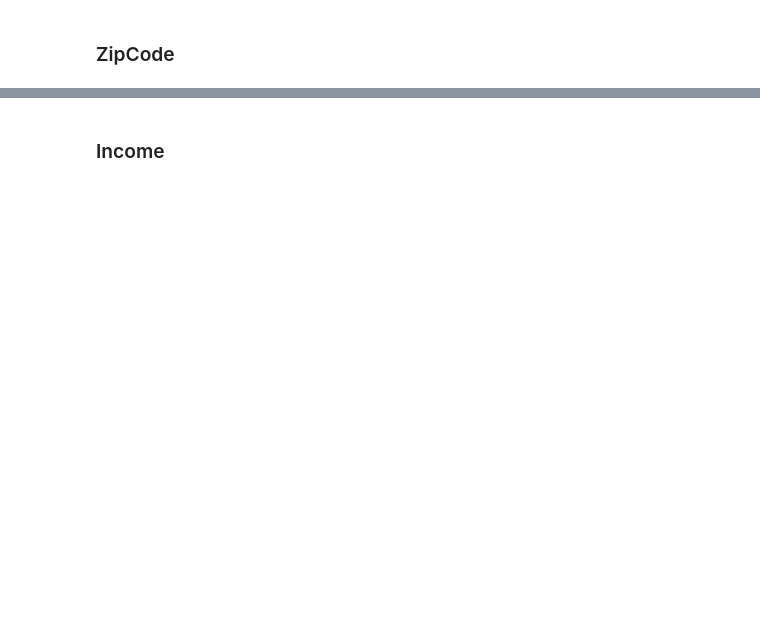
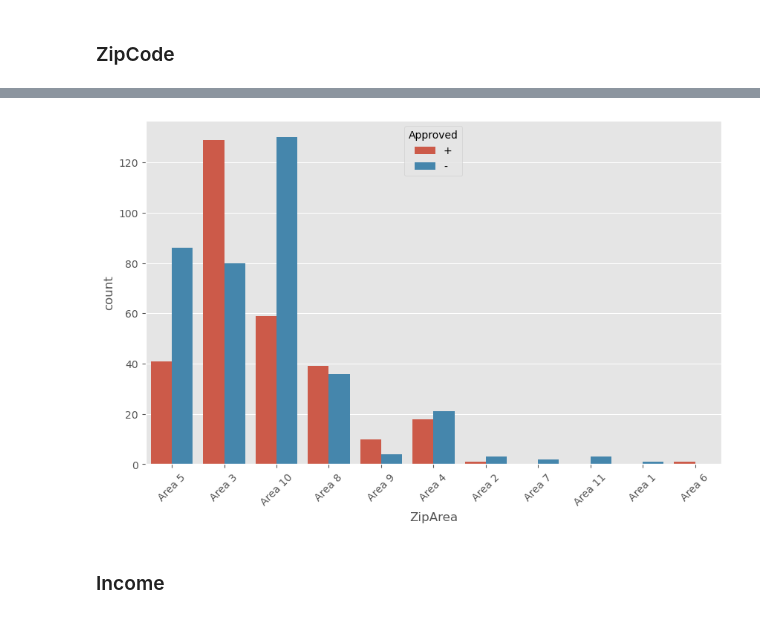
Before and after one commit to ahmedbasemdev/Corelia, a Jupyter notebook: Task 4/Code.ipynb, the cells around one changed output, grey strips where cells are left out. Cells and saved outputs as stored; diff of their text form; code cells hidden in the pictures; blank space fills up the shorter version.

```diff
--- a/Task 4/Code.ipynb
+++ b/Task 4/Code.ipynb
@@ -553,3 +624,7 @@ number of unique values 167
+# %%
+multi_count_plot('ZipArea',"Approved")
+# %% [output]
+[figure, added]
 # %% [markdown]
 ### Income
 # %%
```
Also changed, not shown: parts of 49 cells of this notebook.
